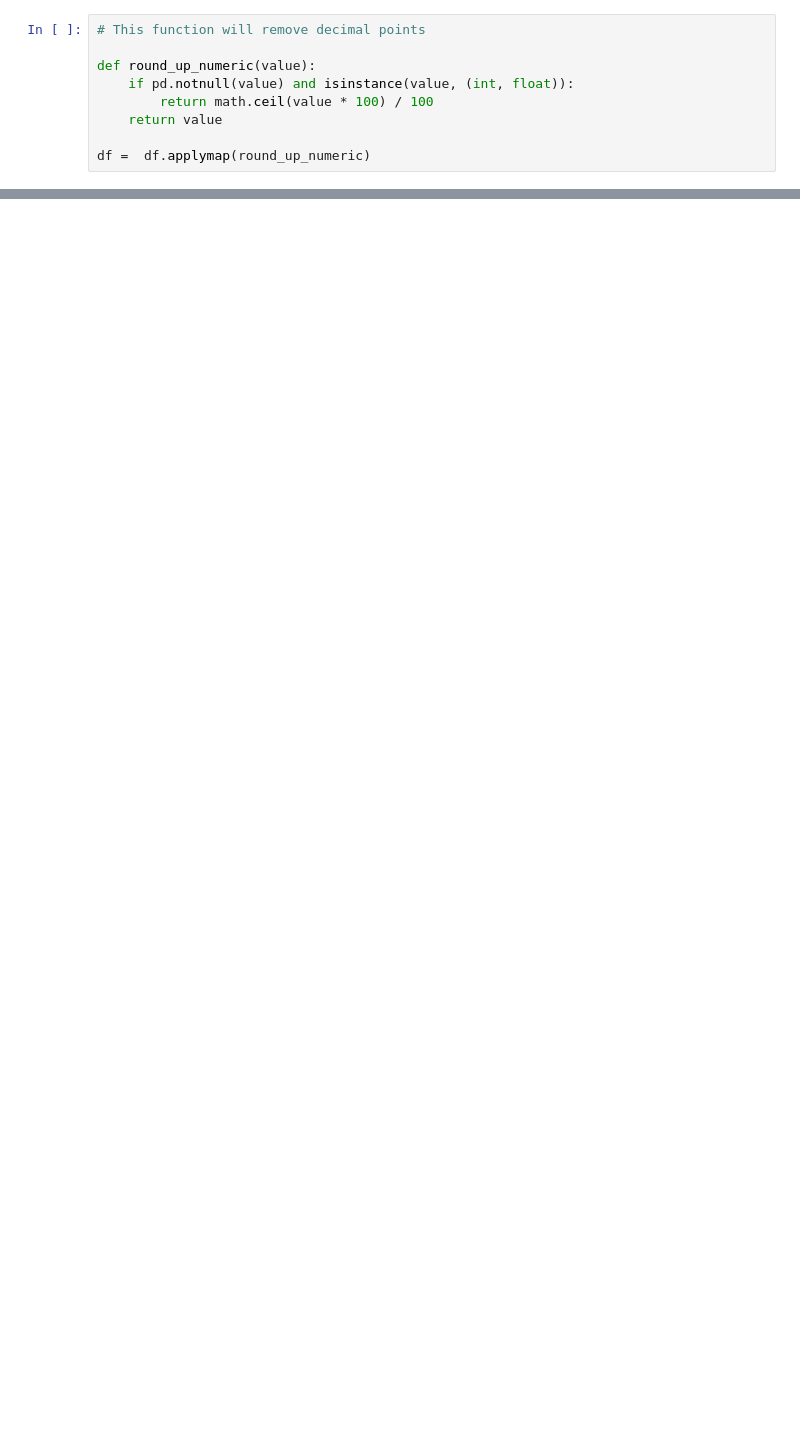
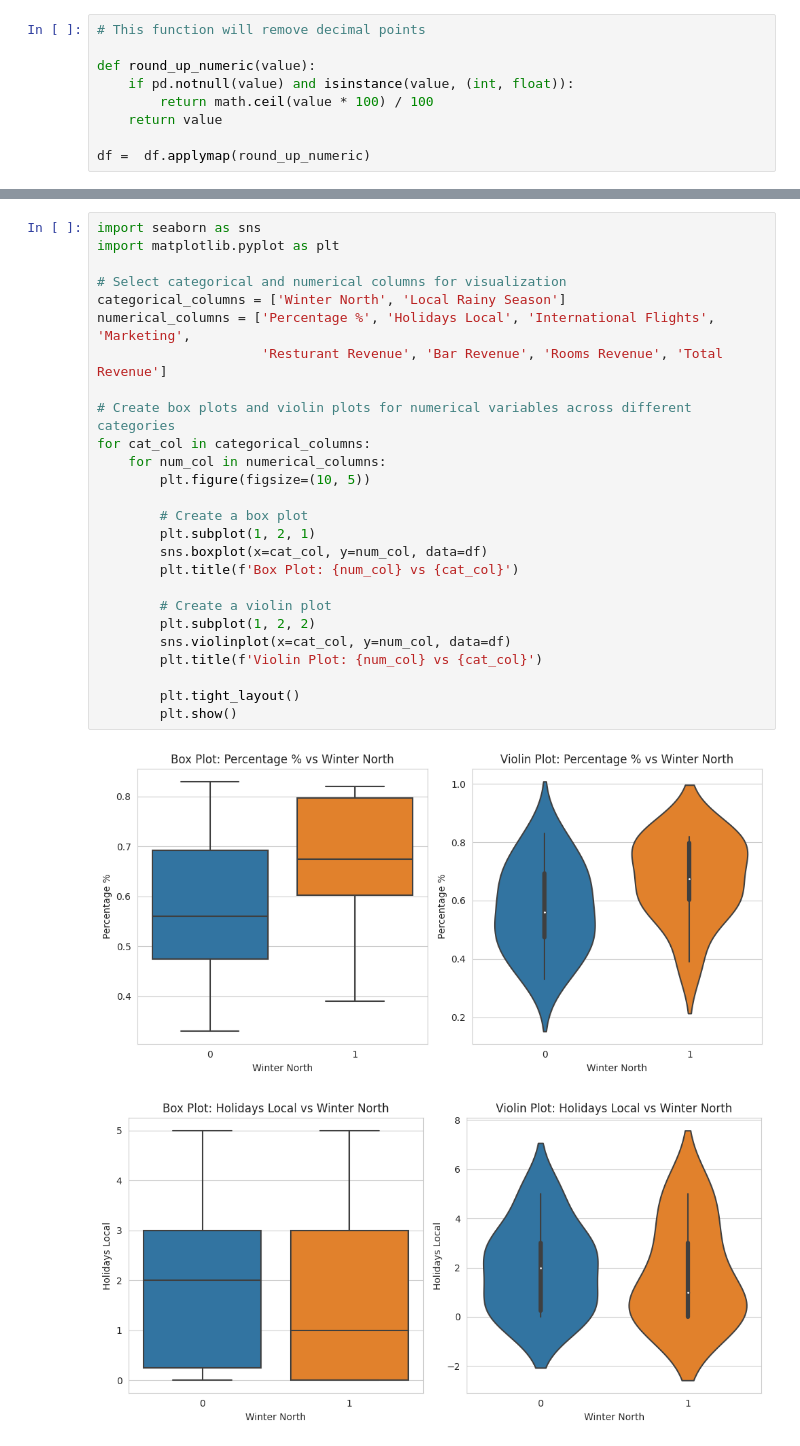
Before and after one commit to Danpr1984/hotelbudget, a Jupyter notebook: datacollection.ipynb, the cells around one changed output, grey strips where cells are left out. Saved outputs shown, nothing was run; the diff lists cells and outputs as text; blank space fills up the shorter version.

```diff
--- a/datacollection.ipynb
+++ b/datacollection.ipynb
@@ -142,0 +265,29 @@ profile.to_notebook_iframe()
+# %%
+import seaborn as sns
+import matplotlib.pyplot as plt
+
+# Select categorical and numerical columns for visualization
+categorical_columns = ['Winter North', 'Local Rainy Season']
+numerical_columns = ['Percentage %', 'Holidays Local', 'International Flights', 'Marketing',
+                     'Resturant Revenue', 'Bar Revenue', 'Rooms Revenue', 'Total Revenue']
+
+# Create box plots and violin plots for numerical variables across different categories
+for cat_col in categorical_columns:
+    for num_col in numerical_columns:
+        plt.figure(figsize=(10, 5))
+
+        # Create a box plot
+        plt.subplot(1, 2, 1)
+        sns.boxplot(x=cat_col, y=num_col, data=df)
+        plt.title(f'Box Plot: {num_col} vs {cat_col}')
+
+        # Create a violin plot
+        plt.subplot(1, 2, 2)
+        sns.violinplot(x=cat_col, y=num_col, data=df)
+        plt.title(f'Violin Plot: {num_col} vs {cat_col}')
+
+        plt.tight_layout()
+        plt.show()
+# %% [output]
+[figure, added]
+[figure, added]
```
Also changed, not shown: parts of 33 cells of this notebook, 2 other files.
